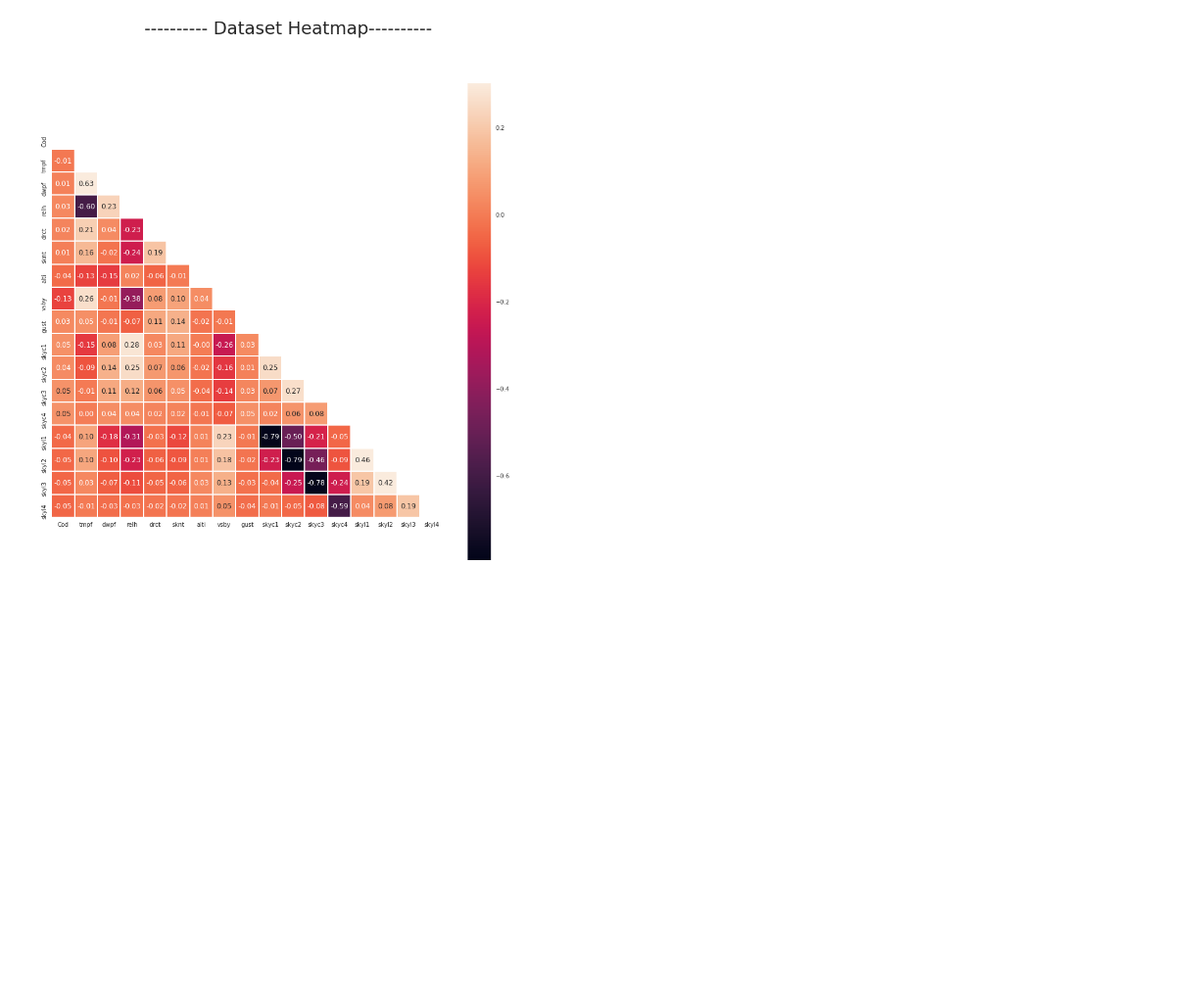
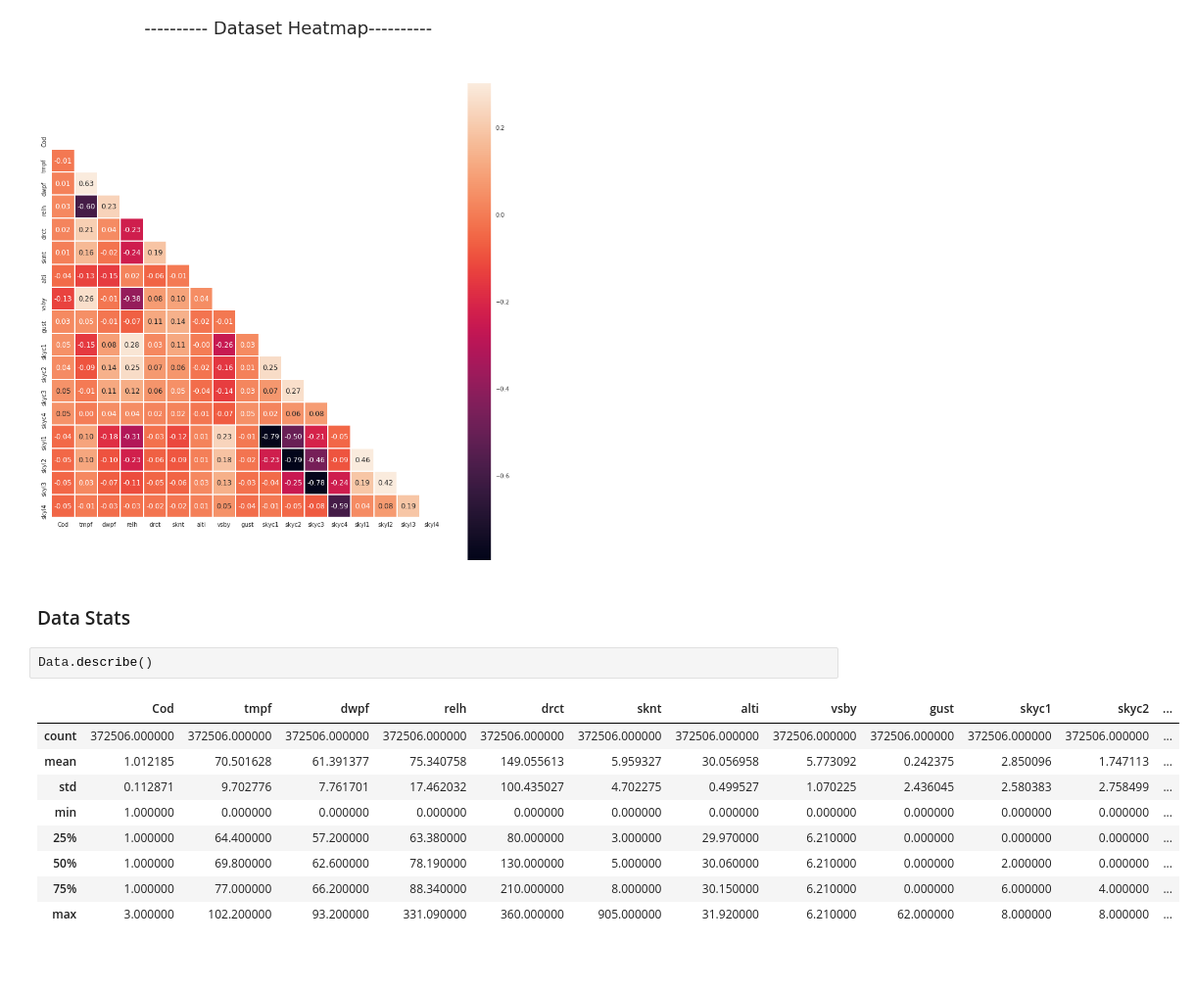
Before and after one commit to gafb/machine_learning, a Jupyter notebook: Projeto_final/Main.ipynb, the cells around one changed output. Shown at 98% size. Saved outputs shown, nothing was run; the diff lists cells and outputs as text; blank space fills up the shorter version.

```diff
--- a/Projeto_final/Main.ipynb
+++ b/Projeto_final/Main.ipynb
@@ -817,5 +832,19 @@ heatmap(Data,"---------- Dataset Heatmap----------")
 print()
 # %% [output]
 [figure]
+# %% [markdown]
+### Data Stats
+# %%
+Data.describe()
+# %% [output]
+|  | Cod | tmpf | dwpf | relh | drct | sknt | alti | vsby | gust | skyc1 | skyc2 | ... |
+| count | 372506.000000 | 372506.000000 | 372506.000000 | 372506.000000 | 372506.000000 | 372506.000000 | 372506.000000 | 372506.000000 | 372506.000000 | 372506.000000 | 372506.000000 | ... |
+| mean | 1.012185 | 70.501628 | 61.391377 | 75.340758 | 149.055613 | 5.959327 | 30.056958 | 5.773092 | 0.242375 | 2.850096 | 1.747113 | ... |
+| std | 0.112871 | 9.702776 | 7.761701 | 17.462032 | 100.435027 | 4.702275 | 0.499527 | 1.070225 | 2.436045 | 2.580383 | 2.758499 | ... |
+| min | 1.000000 | 0.000000 | 0.000000 | 0.000000 | 0.000000 | 0.000000 | 0.000000 | 0.000000 | 0.000000 | 0.000000 | 0.000000 | ... |
+| 25% | 1.000000 | 64.400000 | 57.200000 | 63.380000 | 80.000000 | 3.000000 | 29.970000 | 6.210000 | 0.000000 | 0.000000 | 0.000000 | ... |
+| 50% | 1.000000 | 69.800000 | 62.600000 | 78.190000 | 130.000000 | 5.000000 | 30.060000 | 6.210000 | 0.000000 | 2.000000 | 0.000000 | ... |
+| 75% | 1.000000 | 77.000000 | 66.200000 | 88.340000 | 210.000000 | 8.000000 | 30.150000 | 6.210000 | 0.000000 | 6.000000 | 4.000000 | ... |
+| max | 3.000000 | 102.200000 | 93.200000 | 331.090000 | 360.000000 | 905.000000 | 31.920000 | 6.210000 | 62.000000 | 8.000000 | 8.000000 | ... |
 # %% [markdown]
 #
```
Also changed, not shown: parts of 5 cells of this notebook, 1 other file.
